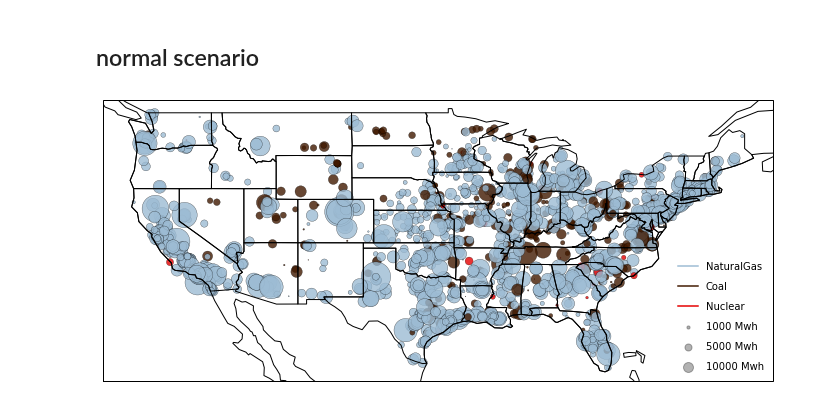
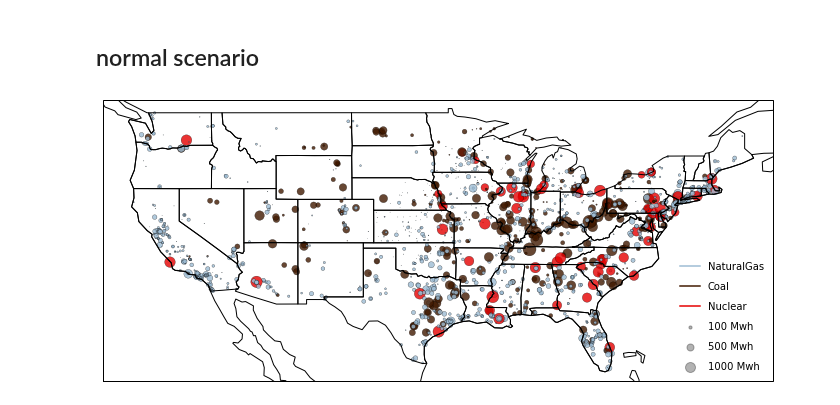
Before and after one commit to lfreese/us-ego, a Jupyter notebook: ego_nonuclear_project/grid-model_emissions.ipynb, the cells around one changed output. Cells and saved outputs as stored; diff of their text form; code cells hidden in the pictures.

```diff
--- a/ego_nonuclear_project/grid-model_emissions.ipynb
+++ b/ego_nonuclear_project/grid-model_emissions.ipynb
@@ -25,7 +31,9 @@ df.loc[df['FuelType'] == 'Pumps', 'FuelType'] = 'Hydro' #change pumps to hydro l
 # %% [markdown]
 ## normal scenario
 # %%
-fuel_type=df.loc[(df['FuelType'].isin(['Coal','Nuclear','NaturalGas']))].groupby(['ORISCode']).first()['FuelType']
+plants = ['NaturalGas','Coal','Nuclear']
+
+fuel_type=df.loc[(df['FuelType'].isin(plants))].groupby(['ORISCode']).first()['FuelType']
 color_dict = {'NaturalGas':'xkcd:light grey blue', 'Biomass':'xkcd:brown', 'Coal':'xkcd:chocolate brown',
               'Hydro':'xkcd:dark blue', 'LF Gas':'xkcd:purple', 'Non-Fossil':'xkcd:pink',
        'Nuclear':'xkcd:red', 'Oil':'xkcd:dark orange',
@@ -37,31 +45,31 @@ color_list = [color_dict[fuel] for fuel in fuel_type]
 # %%
 fig = plt.figure(figsize=[12,9])
 
 ###### Create axes ######
 ax=fig.add_subplot(1,1,1, projection=ccrs.PlateCarree())
 ax.coastlines()
 ax.add_feature(cfeat.STATES)
 
 ###### observations #######
 #create lat and lon for observations
-lat_o = df.loc[(df['FuelType'].isin(['Coal','Nuclear','NaturalGas']))].groupby(['ORISCode']).first()['LAT']
-lon_o = df.loc[(df['FuelType'].isin(['Coal','Nuclear','NaturalGas']))].groupby(['ORISCode']).first()['LON']
+lat_o = df.loc[(df['FuelType'].isin(plants))].groupby(['ORISCode']).first()['LAT']
+lon_o = df.loc[(df['FuelType'].isin(plants))].groupby(['ORISCode']).first()['LON']
 #color based on the fuel type
-fuel_type=df.loc[(df['FuelType'].isin(['Coal','Nuclear','NaturalGas']))].groupby(['ORISCode']).first()['FuelType']
+fuel_type=df.loc[(df['FuelType'].isin(plants))].groupby(['ORISCode']).first()['FuelType']
 #size based on generation
-size=df.loc[(df['FuelType'].isin(['Coal','Nuclear','NaturalGas']))].groupby(['ORISCode']).sum()['g']/1e2
+size=df.loc[(df['FuelType'].isin(plants))].groupby(['ORISCode']).mean()['Capacity']/10
 #PCM parameters and plot for observations
 PCM_o=ax.scatter(lon_o, lat_o, c=color_list, s = size, transform=ccrs.PlateCarree(),linewidth=.3, marker = 'o', edgecolor = 'k',
                   alpha = 0.8)
 for key, val in color_dict_short.items():
     plt.plot([],[],label=key, color=val)
 plt.legend();
 
 for size in [10, 50, 100]:
     plt.scatter([], [], c='k', alpha=0.3, s=size,
-                label=str(size*100) + ' Mwh')
+                label=str(size*10) + ' Mwh')
 plt.legend(scatterpoints=1, frameon=False, labelspacing=1)
 
 plt.savefig('./Figures/plants_normal.png', bbox_inches = 'tight', dpi = 150)
 # %% [output]
-[figure, old version]
+[figure, new version]
```
Also changed, not shown: parts of 1 cell of this notebook, 24 other files.
